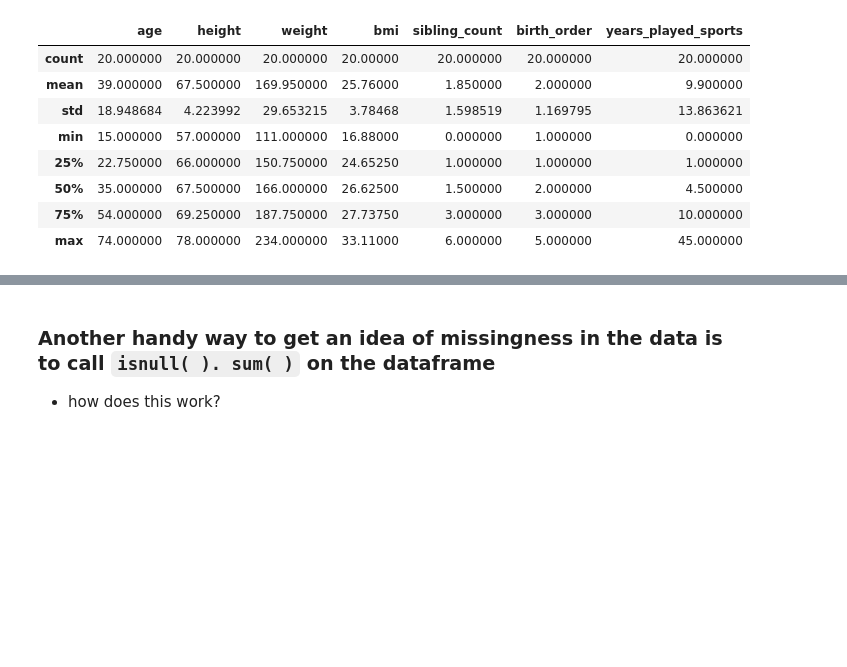
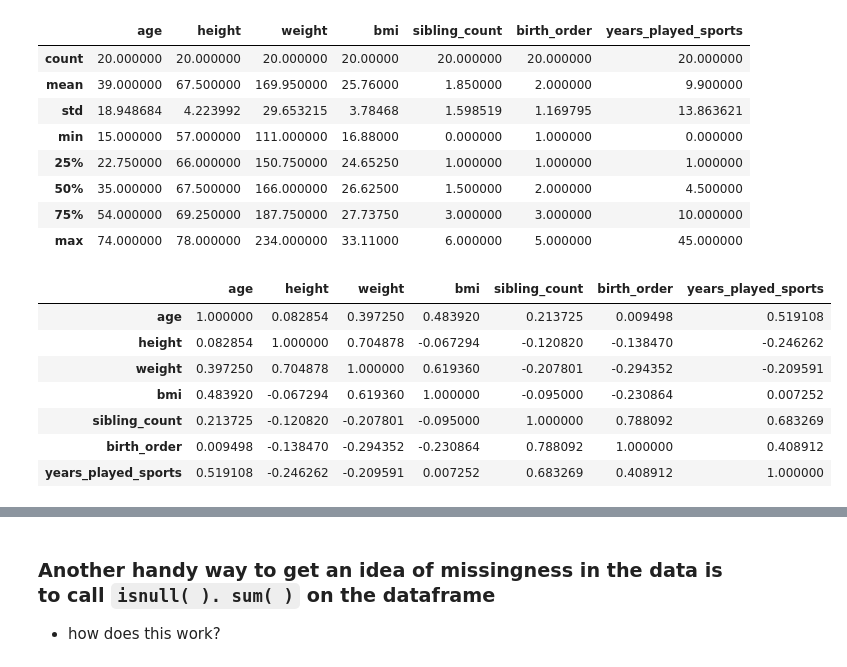
Before and after one commit to NSS-Data-Instructional-Stuff/data-analytics, a Jupyter notebook: notebooks/eda_workflow.ipynb, the cells around one changed output, grey strips where cells are left out. Saved outputs shown, nothing was run; the diff lists cells and outputs as text; code cells hidden in the pictures; blank space fills up the shorter version.

```diff
--- a/notebooks/eda_workflow.ipynb
+++ b/notebooks/eda_workflow.ipynb
@@ -55,3 +66,14 @@ people_df.describe()
 | 50% | 35.000000 | 67.500000 | 166.000000 | 26.62500 | 1.500000 | 2.000000 | 4.500000 |
 | 75% | 54.000000 | 69.250000 | 187.750000 | 27.73750 | 3.000000 | 3.000000 | 10.000000 |
 | max | 74.000000 | 78.000000 | 234.000000 | 33.11000 | 6.000000 | 5.000000 | 45.000000 |
+# %%
+people_df.corr()
+# %% [output]
+|  | age | height | weight | bmi | sibling_count | birth_order | years_played_sports |
+| age | 1.000000 | 0.082854 | 0.397250 | 0.483920 | 0.213725 | 0.009498 | 0.519108 |
+| height | 0.082854 | 1.000000 | 0.704878 | -0.067294 | -0.120820 | -0.138470 | -0.246262 |
+| weight | 0.397250 | 0.704878 | 1.000000 | 0.619360 | -0.207801 | -0.294352 | -0.209591 |
+| bmi | 0.483920 | -0.067294 | 0.619360 | 1.000000 | -0.095000 | -0.230864 | 0.007252 |
+| sibling_count | 0.213725 | -0.120820 | -0.207801 | -0.095000 | 1.000000 | 0.788092 | 0.683269 |
+| birth_order | 0.009498 | -0.138470 | -0.294352 | -0.230864 | 0.788092 | 1.000000 | 0.408912 |
+| years_played_sports | 0.519108 | -0.246262 | -0.209591 | 0.007252 | 0.683269 | 0.408912 | 1.000000 |
```
Also changed, not shown: parts of 4 cells of this notebook, 1 other file.
